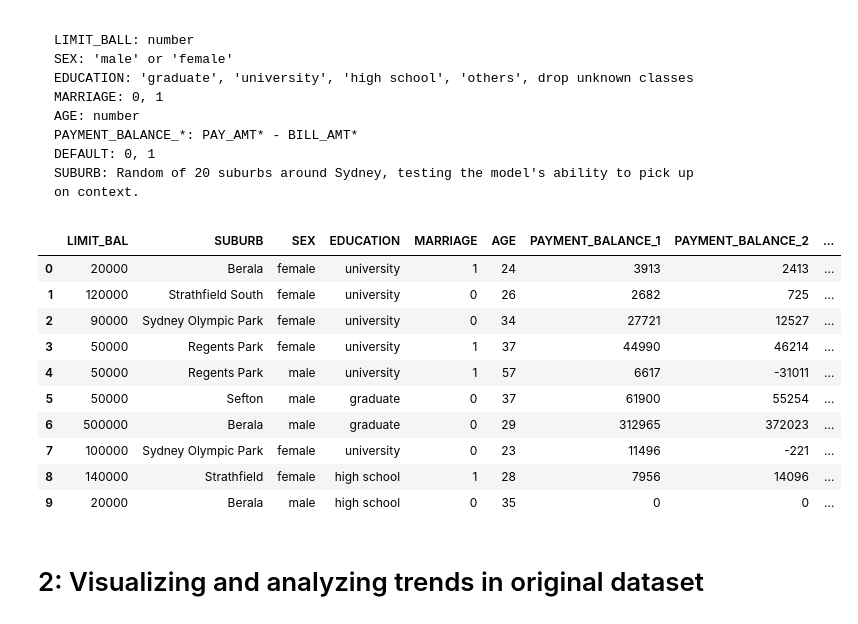
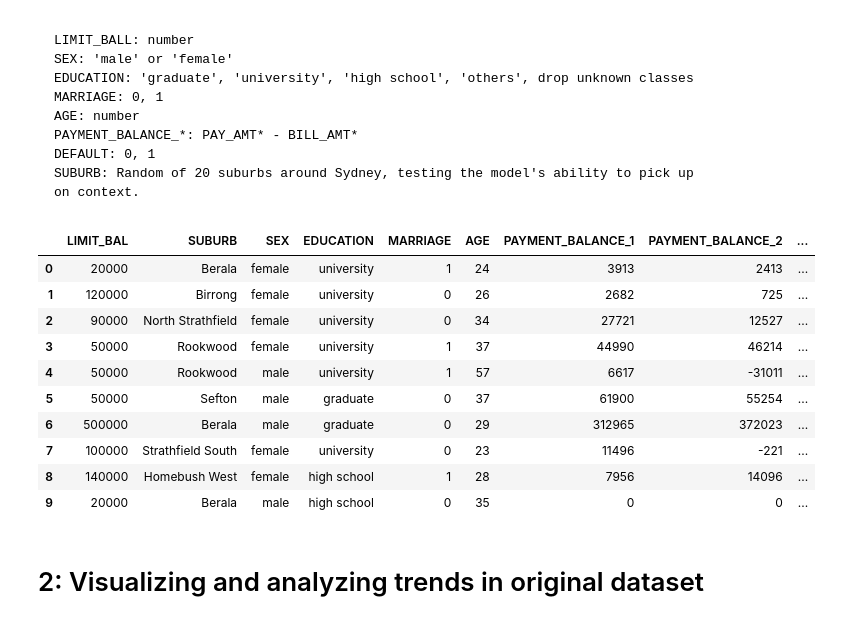
Before and after one commit to sydneycally-inclane-2812/gen-ai-prompt-evaluation, a Jupyter notebook: building-dataset.ipynb, the cells around one changed output. Saved outputs shown, nothing was run; the diff lists cells and outputs as text; code cells hidden in the pictures.

```diff
--- a/building-dataset.ipynb
+++ b/building-dataset.ipynb
@@ -140,11 +140,6 @@ suburbs = [
     "Flemington",
     "Rookwood",
     "Chullora",
-    "Regents Park",
-    "Potts Hill",
-    "Silverwater",
-    "Newington",
-    "Liberty Grove",
     "Sydney Olympic Park",
     "North Strathfield",
     "Strathfield South",
@@ -163,41 +158,41 @@ for i in range(1, 7):
 # Select final columns for modeling/augmentation.
 final_columns = [
     "LIMIT_BAL",
     "SUBURB",
     "SEX",
     "EDUCATION",
     "MARRIAGE",
     "AGE",
     "PAYMENT_BALANCE_1",
     "PAYMENT_BALANCE_2",
     "PAYMENT_BALANCE_3",
     "PAYMENT_BALANCE_4",
     "PAYMENT_BALANCE_5",
     "PAYMENT_BALANCE_6",
     "DEFAULT",
 ]
 
 clean_df = working[final_columns].dropna().reset_index(drop=True)
 
 # Force all numeric columns to integer dtype.
 numeric_cols = clean_df.select_dtypes(include=[np.number]).columns
 clean_df[numeric_cols] = clean_df[numeric_cols].round().astype(int)
 
 clean_df.head()
 clean_df.shape
 
 clean_df.head(10)
 # %% [output]
 |  | LIMIT_BAL | SUBURB | SEX | EDUCATION | MARRIAGE | AGE | PAYMENT_BALANCE_1 | PAYMENT_BALANCE_2 | ... |
 | 0 | 20000 | Berala | female | university | 1 | 24 | 3913 | 2413 | ... |
-| 1 | 120000 | Strathfield South | female | university | 0 | 26 | 2682 | 725 | ... |
-| 2 | 90000 | Sydney Olympic Park | female | university | 0 | 34 | 27721 | 12527 | ... |
-| 3 | 50000 | Regents Park | female | university | 1 | 37 | 44990 | 46214 | ... |
-| 4 | 50000 | Regents Park | male | university | 1 | 57 | 6617 | -31011 | ... |
+| 1 | 120000 | Birrong | female | university | 0 | 26 | 2682 | 725 | ... |
+| 2 | 90000 | North Strathfield | female | university | 0 | 34 | 27721 | 12527 | ... |
+| 3 | 50000 | Rookwood | female | university | 1 | 37 | 44990 | 46214 | ... |
+| 4 | 50000 | Rookwood | male | university | 1 | 57 | 6617 | -31011 | ... |
 | 5 | 50000 | Sefton | male | graduate | 0 | 37 | 61900 | 55254 | ... |
 | 6 | 500000 | Berala | male | graduate | 0 | 29 | 312965 | 372023 | ... |
-| 7 | 100000 | Sydney Olympic Park | female | university | 0 | 23 | 11496 | -221 | ... |
-| 8 | 140000 | Strathfield | female | high school | 1 | 28 | 7956 | 14096 | ... |
+| 7 | 100000 | Strathfield South | female | university | 0 | 23 | 11496 | -221 | ... |
+| 8 | 140000 | Homebush West | female | high school | 1 | 28 | 7956 | 14096 | ... |
 | 9 | 20000 | Berala | male | high school | 0 | 35 | 0 | 0 | ... |
 # %% [markdown]
 # 2: Visualizing and analyzing trends in original dataset
```
Also changed, not shown: parts of 2 cells of this notebook.
